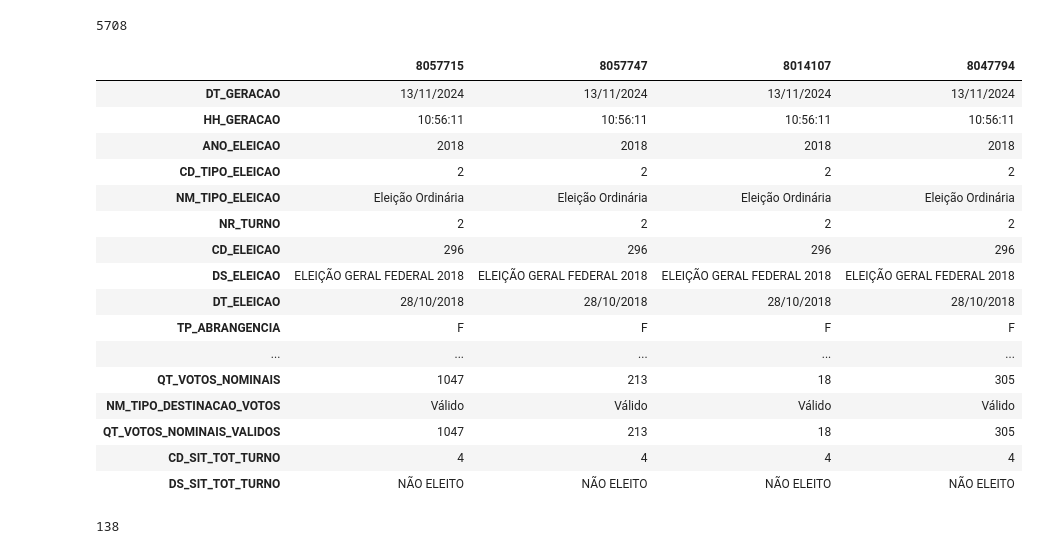
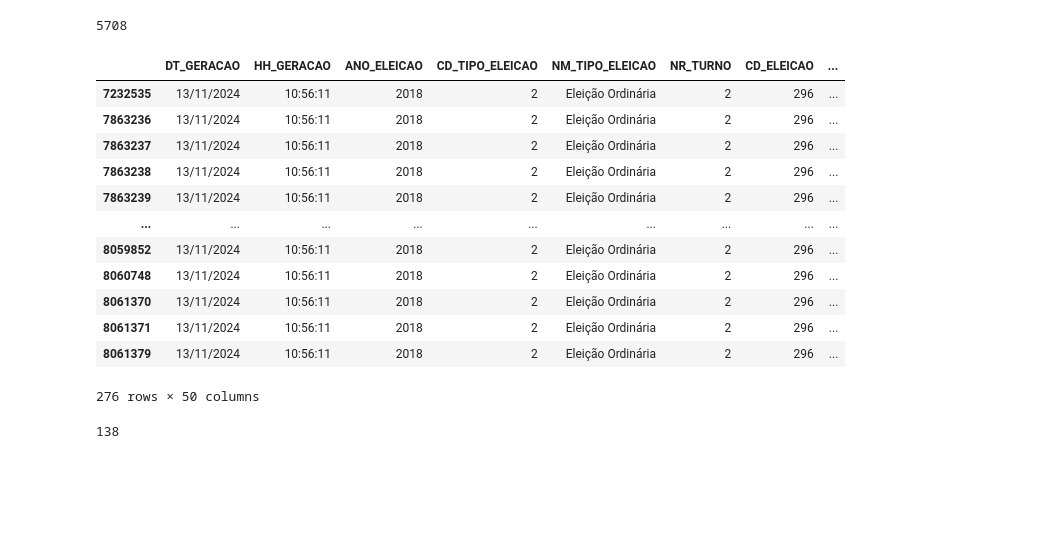
Before and after one commit to MarceloVasselai/mapa_eleicoes_2018_v2, a Jupyter notebook: mapa_eleicoes_2018_2turno.ipynb, the cells around one changed output. Drawn from its saved outputs; the diff is of its cells as text; code cells hidden in the pictures; blank space fills up the shorter version.

```diff
--- a/mapa_eleicoes_2018_2turno.ipynb
+++ b/mapa_eleicoes_2018_2turno.ipynb
@@ -57,7 +57,5 @@ plt.show()
 [figure]
 # %%
 # Vamos carregar o arquivo com o resultado da eleição no Brasil dividido por municipio/zona
-df_votacao = pd.read_csv(r'D:\Usuários\Downloads\votacao_candidato_munzona_2018_BRASIL.csv',
+df_votacao = pd.read_csv(r'D:\\Usuários\\Downloads\\votacao_candidato_munzona_2018_BRASIL.csv',
                         sep=';', encoding='latin1')
-
-df_votacao.head()
@@ -112,25 +106,22 @@ df_votacao['CD_MUNICIPIO'].nunique()
 # %%
 # Mas o Brasil tem 5570 municipios
 # Vamos verificar algumas cidades fora do Brasil
-df_votacao[df_votacao['SG_UF'] == 'ZZ'].sample(4).T
+#df_votacao[df_votacao['SG_UF'] == 'ZZ'].sample(4).T  ##solução com pandas
+df_votacao[df_votacao['SG_UF'] == 'ZZ']
 # %% [output]
-|  | 8057715 | 8057747 | 8014107 | 8047794 |
-| DT_GERACAO | 13/11/2024 | 13/11/2024 | 13/11/2024 | 13/11/2024 |
-| HH_GERACAO | 10:56:11 | 10:56:11 | 10:56:11 | 10:56:11 |
-| ANO_ELEICAO | 2018 | 2018 | 2018 | 2018 |
-| CD_TIPO_ELEICAO | 2 | 2 | 2 | 2 |
-| NM_TIPO_ELEICAO | Eleição Ordinária | Eleição Ordinária | Eleição Ordinária | Eleição Ordinária |
-| NR_TURNO | 2 | 2 | 2 | 2 |
-| CD_ELEICAO | 296 | 296 | 296 | 296 |
-| DS_ELEICAO | ELEIÇÃO GERAL FEDERAL 2018 | ELEIÇÃO GERAL FEDERAL 2018 | ELEIÇÃO GERAL FEDERAL 2018 | ELEIÇÃO GERAL FEDERAL 2018 |
-| DT_ELEICAO | 28/10/2018 | 28/10/2018 | 28/10/2018 | 28/10/2018 |
-| TP_ABRANGENCIA | F | F | F | F |
-| ... | ... | ... | ... | ... |
-| QT_VOTOS_NOMINAIS | 1047 | 213 | 18 | 305 |
-| NM_TIPO_DESTINACAO_VOTOS | Válido | Válido | Válido | Válido |
-| QT_VOTOS_NOMINAIS_VALIDOS | 1047 | 213 | 18 | 305 |
-| CD_SIT_TOT_TURNO | 4 | 4 | 4 | 4 |
-| DS_SIT_TOT_TURNO | NÃO ELEITO | NÃO ELEITO | NÃO ELEITO | NÃO ELEITO |
+|  | DT_GERACAO | HH_GERACAO | ANO_ELEICAO | CD_TIPO_ELEICAO | NM_TIPO_ELEICAO | NR_TURNO | CD_ELEICAO | ... |
+| 7232535 | 13/11/2024 | 10:56:11 | 2018 | 2 | Eleição Ordinária | 2 | 296 | ... |
+| 7863236 | 13/11/2024 | 10:56:11 | 2018 | 2 | Eleição Ordinária | 2 | 296 | ... |
+| 7863237 | 13/11/2024 | 10:56:11 | 2018 | 2 | Eleição Ordinária | 2 | 296 | ... |
+| 7863238 | 13/11/2024 | 10:56:11 | 2018 | 2 | Eleição Ordinária | 2 | 296 | ... |
+| 7863239 | 13/11/2024 | 10:56:11 | 2018 | 2 | Eleição Ordinária | 2 | 296 | ... |
+| ... | ... | ... | ... | ... | ... | ... | ... | ... |
+| 8059852 | 13/11/2024 | 10:56:11 | 2018 | 2 | Eleição Ordinária | 2 | 296 | ... |
+| 8060748 | 13/11/2024 | 10:56:11 | 2018 | 2 | Eleição Ordinária | 2 | 296 | ... |
+| 8061370 | 13/11/2024 | 10:56:11 | 2018 | 2 | Eleição Ordinária | 2 | 296 | ... |
+| 8061371 | 13/11/2024 | 10:56:11 | 2018 | 2 | Eleição Ordinária | 2 | 296 | ... |
+| 8061379 | 13/11/2024 | 10:56:11 | 2018 | 2 | Eleição Ordinária | 2 | 296 | ... |
+276 rows × 50 columns
 # %%
 # Quantas cidades fora do Brasil estão no conjunto de dados?
 df_votacao[df_votacao['SG_UF'] == 'ZZ']['CD_MUNICIPIO'].nunique()
```
Also changed, not shown: parts of 9 cells of this notebook, 3 other files.
